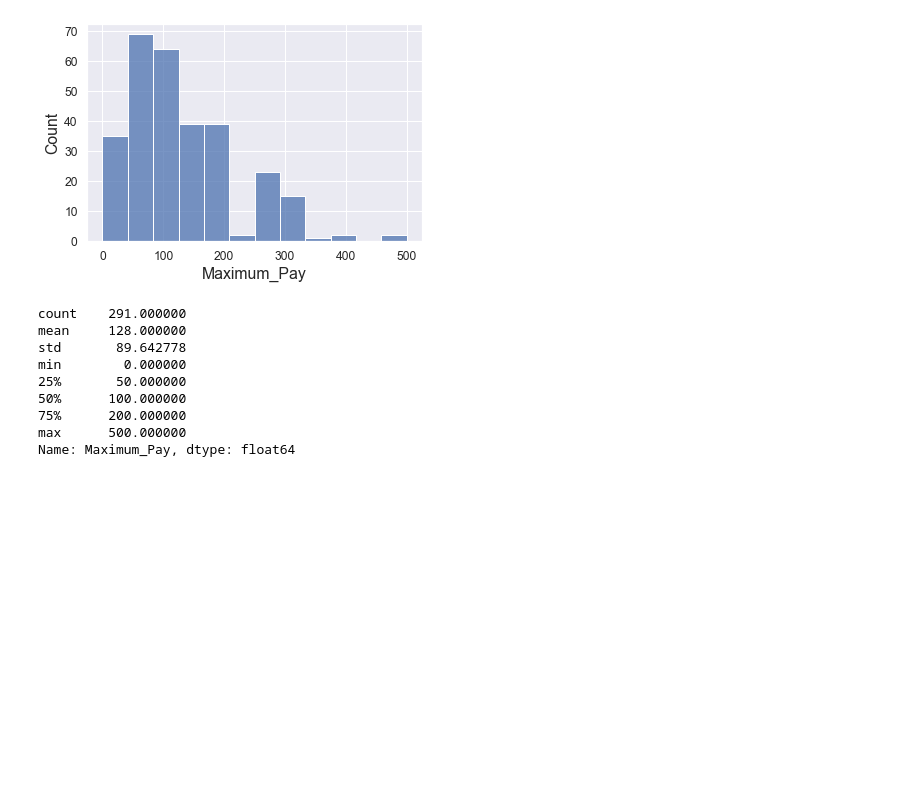
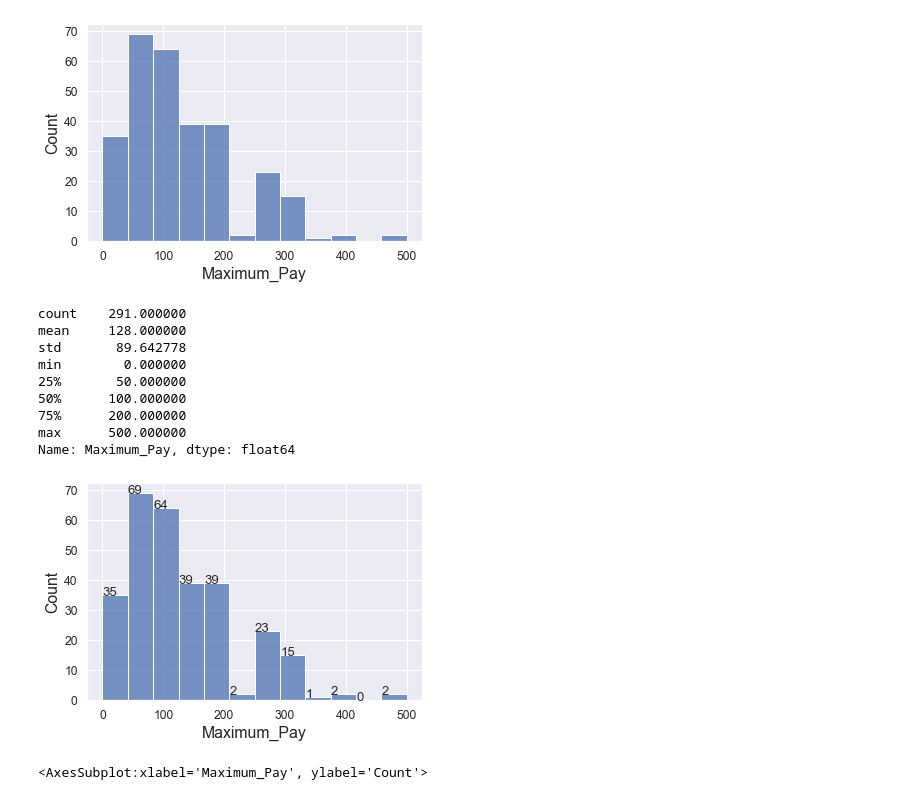
Before and after one commit to markhary/emba912_survey, a Jupyter notebook: ruby.ipynb, the cells around one changed output. Drawn from its saved outputs; the diff is of its cells as text; code cells hidden in the pictures; blank space fills up the shorter version.

Commit message:
Getting some additional numbers

```diff
--- a/ruby.ipynb
+++ b/ruby.ipynb
@@ -62,7 +62,7 @@ def create_countplot(data, x, save, order=None, ax=None, save_filename=None, hue
         plt.show()
     return chart;
 
-def create_histogram(data, name, save, ax=None, save_filename=None, hue=None):
+def create_histogram(data, name, save, ax=None, save_filename=None, hue=None, show_labels=False):
     if not ax:
         fig, ax = plt.subplots();
     if not save_filename:
@@ -70,6 +70,11 @@ def create_histogram(data, name, save, ax=None, save_filename=None, hue=None):
 
     chart = sns.histplot(ax=ax, data=data, hue=hue)
     increase_axes(chart);
+
+    if show_labels:
+        for p in ax.patches:
+            ax.annotate('{:.0f}'.format(p.get_height()), (p.get_x()+0.25, p.get_height()+0.01))
+
     if save:
         save_figure(chart.get_figure(), save_filename)
         plt.show()
@@ -857,3 +876,9 @@ min        0.000000
 75%      200.000000
 max      500.000000
 Name: Maximum_Pay, dtype: float64
+# %%
+# display same data w/ numbers
+create_histogram(survey_data_filtered, column, True, show_labels=True)
+# %% [output]
+[figure, added]
+<AxesSubplot:xlabel='Maximum_Pay', ylabel='Count'>
```
Also changed, not shown: parts of 3 cells of this notebook, 1 other file.
